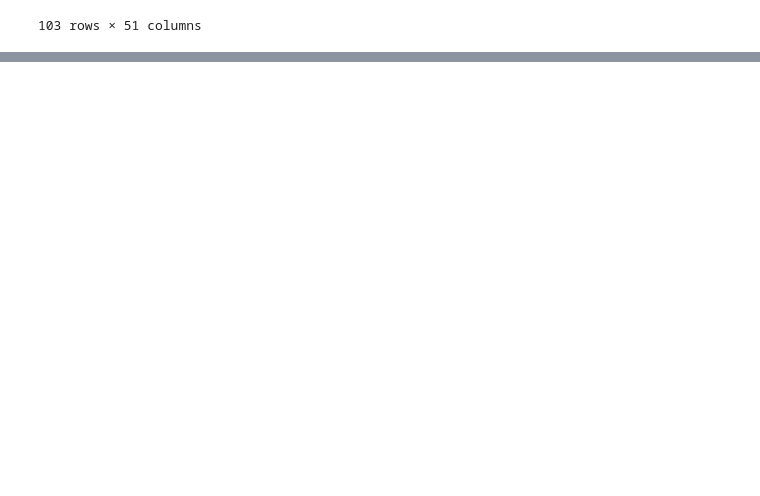
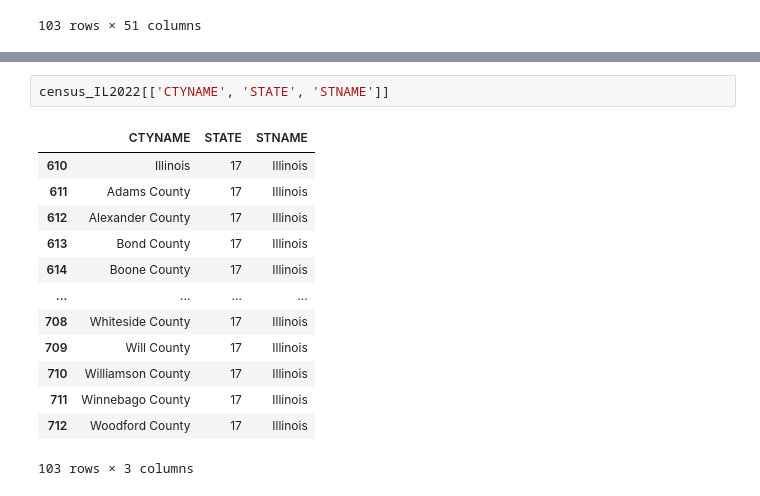
Before and after one commit to uchicago-dsi/rafi-grocery, a Jupyter notebook: July5th.ipynb, the cells around one changed output, grey strips where cells are left out. Drawn from its saved outputs; the diff is of its cells as text; blank space fills up the shorter version.

```diff
--- a/July5th.ipynb
+++ b/July5th.ipynb
@@ -755,0 +768,16 @@ census_IL2022
+# %%
+census_IL2022[['CTYNAME', 'STATE', 'STNAME']]
+# %% [output]
+|  | CTYNAME | STATE | STNAME |
+| 610 | Illinois | 17 | Illinois |
+| 611 | Adams County | 17 | Illinois |
+| 612 | Alexander County | 17 | Illinois |
+| 613 | Bond County | 17 | Illinois |
+| 614 | Boone County | 17 | Illinois |
+| ... | ... | ... | ... |
+| 708 | Whiteside County | 17 | Illinois |
+| 709 | Will County | 17 | Illinois |
+| 710 | Williamson County | 17 | Illinois |
+| 711 | Winnebago County | 17 | Illinois |
+| 712 | Woodford County | 17 | Illinois |
+103 rows × 3 columns
```
Also changed, not shown: parts of 15 cells of this notebook.
